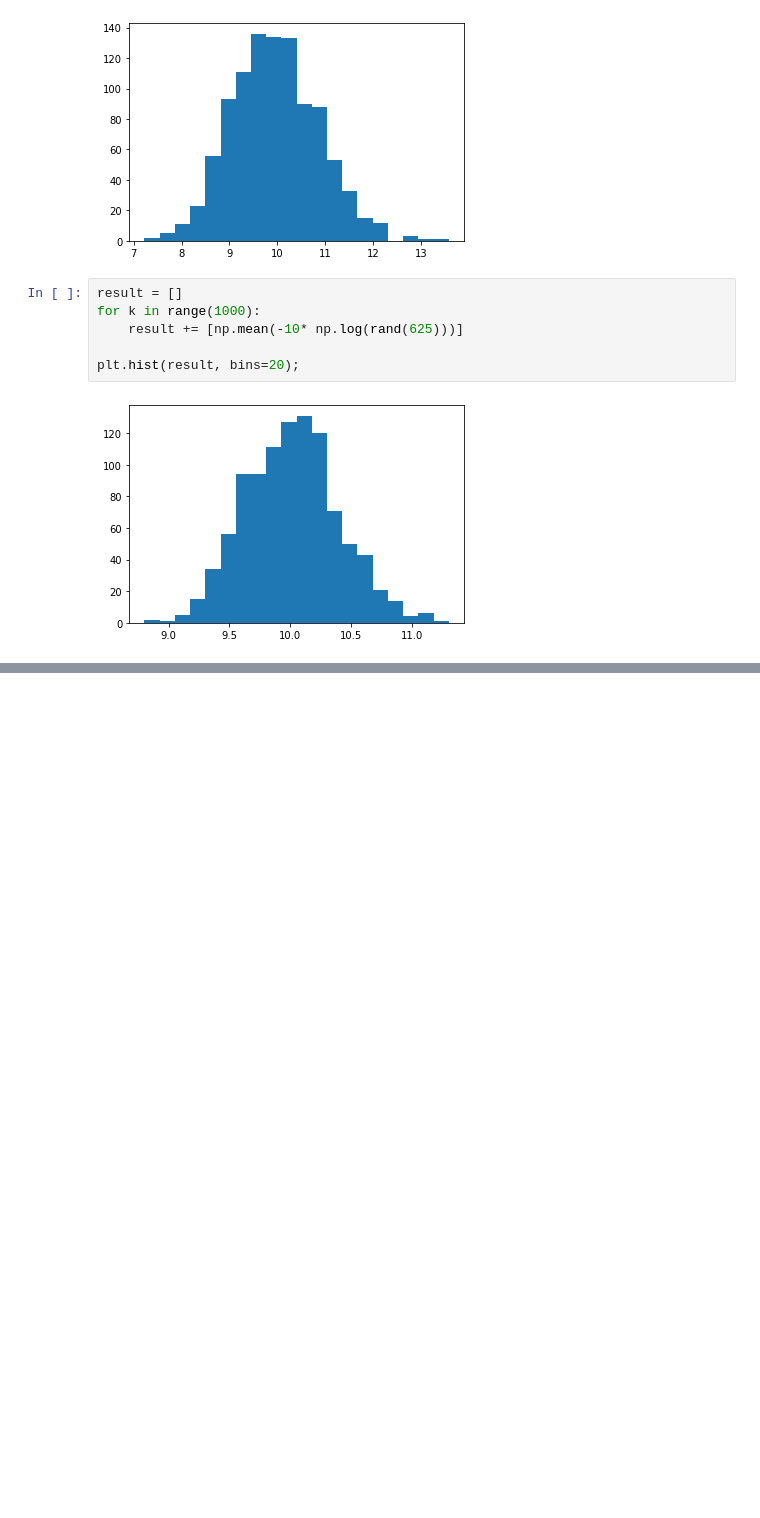
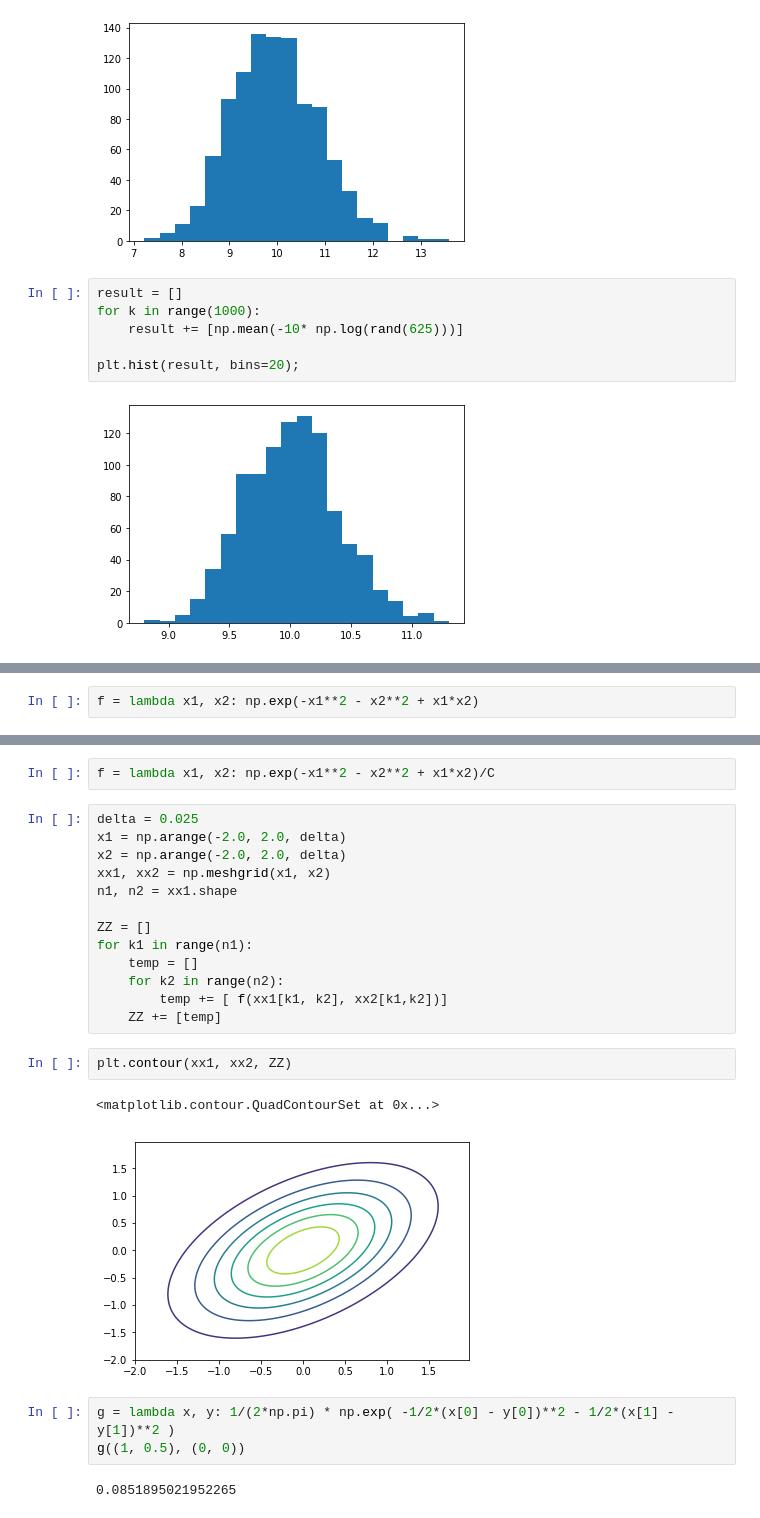
Before and after one commit to virgilpierce/MATH_351, a Jupyter notebook: Testing.ipynb, the cells around one changed output, grey strips where cells are left out. Saved outputs shown, nothing was run; the diff lists cells and outputs as text; blank space fills up the shorter version.

```diff
--- a/Testing.ipynb
+++ b/Testing.ipynb
@@ -58,0 +169,2 @@ plt.hist(result, bins=20);
+# %%
+f = lambda x1, x2: np.exp(-x1**2 - x2**2 + x1*x2)
@@ -58,0 +176,25 @@ plt.hist(result, bins=20);
+# %%
+f = lambda x1, x2: np.exp(-x1**2 - x2**2 + x1*x2)/C
+# %%
+delta = 0.025
+x1 = np.arange(-2.0, 2.0, delta)
+x2 = np.arange(-2.0, 2.0, delta)
+xx1, xx2 = np.meshgrid(x1, x2)
+n1, n2 = xx1.shape
+
+ZZ = []
+for k1 in range(n1):
+    temp = []
+    for k2 in range(n2):
+        temp += [ f(xx1[k1, k2], xx2[k1,k2])]
+    ZZ += [temp]
+# %%
+plt.contour(xx1, xx2, ZZ)
+# %% [output]
+<matplotlib.contour.QuadContourSet at 0x...>
+[figure, added]
+# %%
+g = lambda x, y: 1/(2*np.pi) * np.exp( -1/2*(x[0] - y[0])**2 - 1/2*(x[1] - y[1])**2 )
+g((1, 0.5), (0, 0))
+# %% [output]
+0.0851895021952265
```
Also changed, not shown: parts of 22 cells of this notebook.
